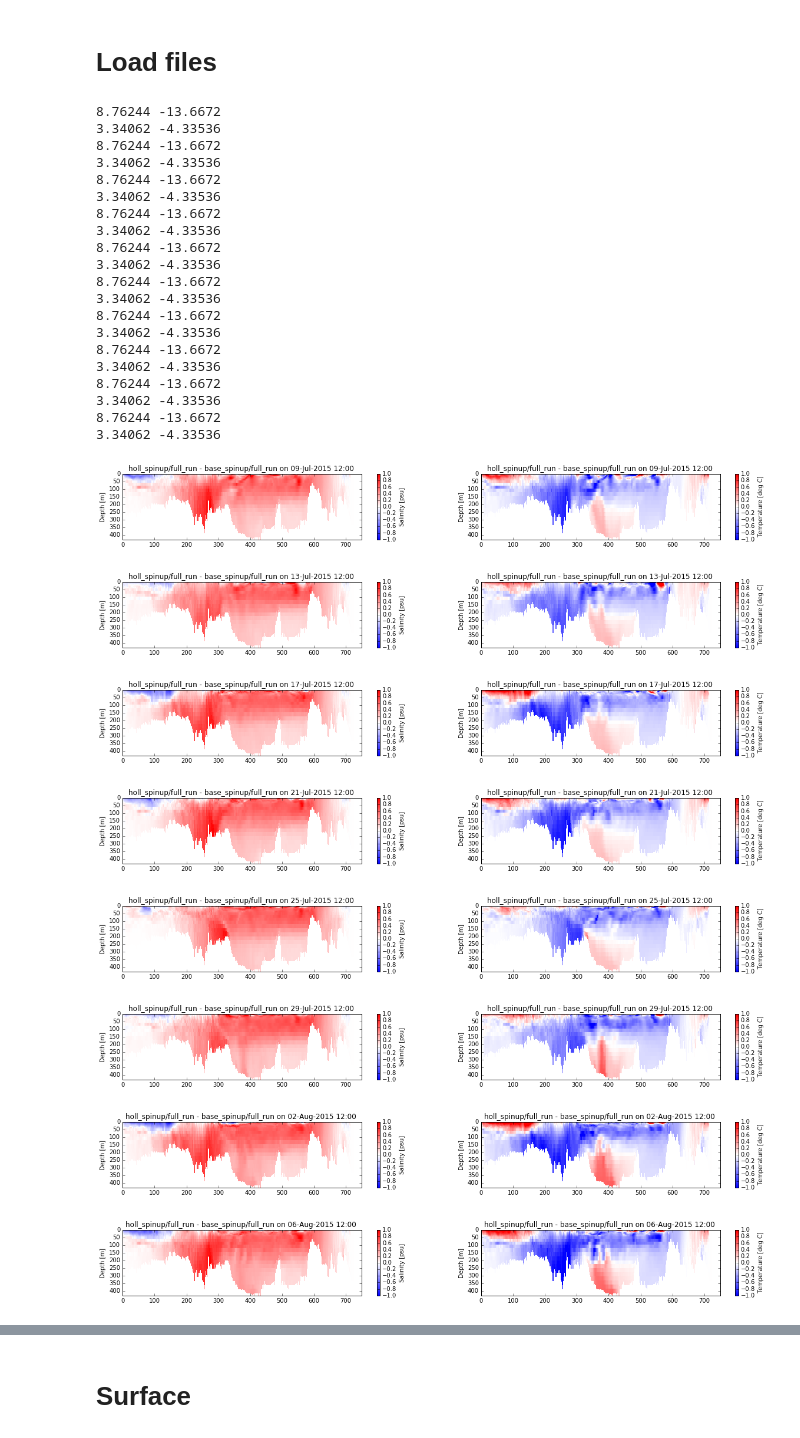
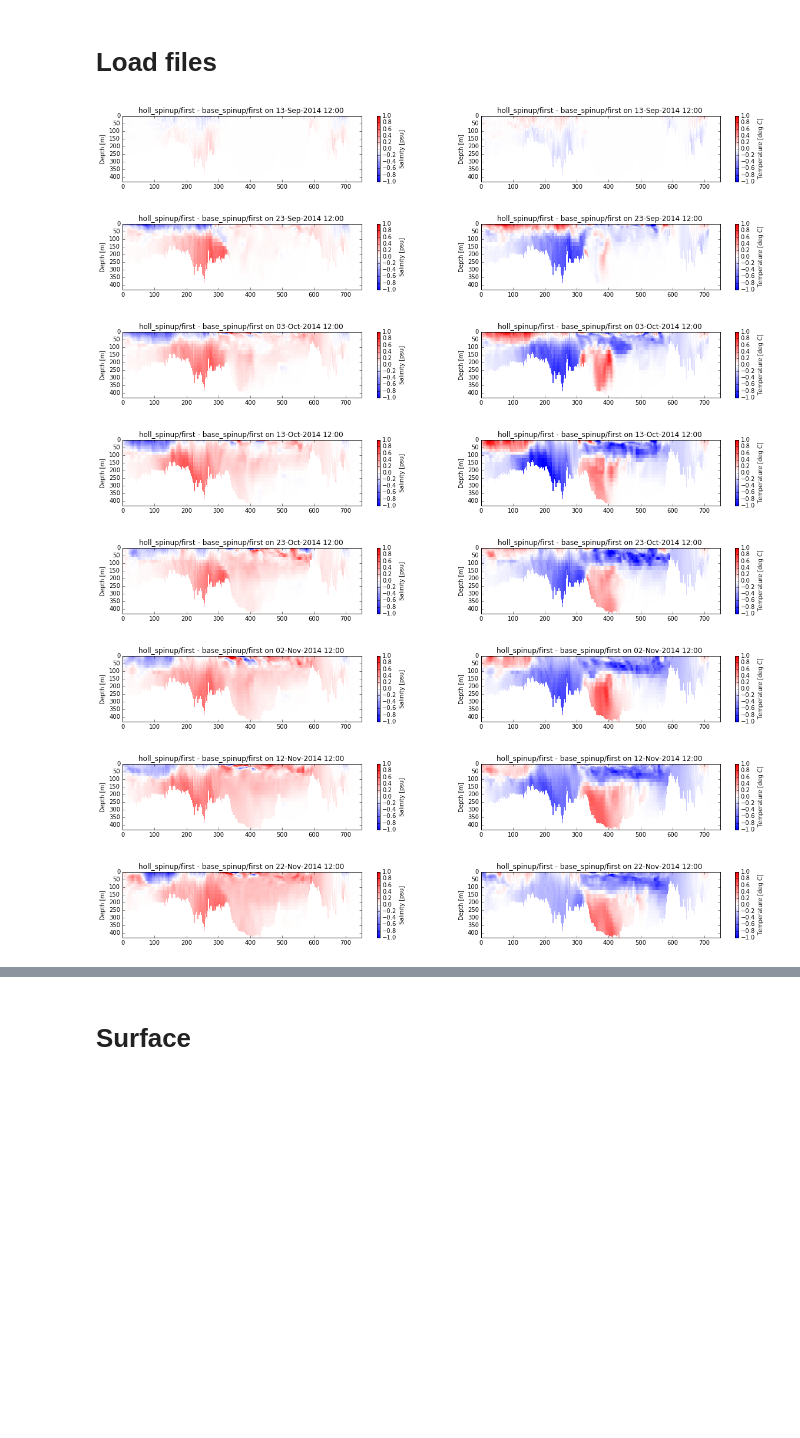
Before and after one commit to SalishSeaCast/analysis-nancy, a Jupyter notebook: notebooks/mixing/Comparison.ipynb, the cells around one changed output, grey strips where cells are left out. Saved outputs shown, nothing was run; the diff lists cells and outputs as text; code cells hidden in the pictures; blank space fills up the shorter version.

Commit message:
nvestigating early spinups - warmer intermediate/deep SoG waters begins almost immediately

```diff
--- a/notebooks/mixing/Comparison.ipynb
+++ b/notebooks/mixing/Comparison.ipynb
@@ -34,16 +34,16 @@ thalweg_points, gdept_thal, xx = mixing.load_thalweg(gdept, lons, lats)
 # %% [markdown]
 # Load files
 # %%
-start=datetime.datetime(2015,7,9)
-end=datetime.datetime(2015,8,17)
+start=datetime.datetime(2014,9,13)
+end=datetime.datetime(2014,12,13)
 home_dir = '/ocean/nsoontie/MEOPAR/SalishSea/results/mixing_paper/'
 # %%
-runs = ['base_spinup/full_run', 'holl_spinup/full_run']
+runs = ['base_spinup/first', 'holl_spinup/first']
 grid_t={}
 grid_w={}
 for run in runs:
     grid_t[run] = mixing.results_dataset('1d',start,end,'grid_T',home_dir,run)
-    grid_w[run] = mixing.results_dataset('1d',start,end,'grid_W',home_dir,run)
+    #grid_w[run] = mixing.results_dataset('1d',start,end,'grid_W',home_dir,run)
 # %%
 sals={}; temps={}; avts={}; times={}; depthts={}; depthws={}
 
@@ -73,38 +73,18 @@ def plot_thalweg_diff(ax, t, var, var_name, dates, thalweg_points, depth,  xx, r
 # %%
-for t in np.arange(0,sals[runs[0]].shape[0],4):
+for t in np.arange(0,sals[runs[0]].shape[0],10):
     fig,axs = plt.subplots(1,2,figsize=(20,2))
     ax=axs[0]
     plot_thalweg_diff(ax, t, sals, 'Salinity [psu]', times[runs[0]], thalweg_points, gdept_thal, xx, runs,
                      smin=-1, smax=1)
     ax=axs[1]
     plot_thalweg_diff(ax, t, temps, 'Temperature [deg C]', times[runs[0]], thalweg_points, gdept_thal,xx,runs,
                      smin=-1, smax=1)
 # %% [output]
-8.76244 -13.6672
-3.34062 -4.33536
-8.76244 -13.6672
-3.34062 -4.33536
-8.76244 -13.6672
-3.34062 -4.33536
-8.76244 -13.6672
-3.34062 -4.33536
-8.76244 -13.6672
-3.34062 -4.33536
-8.76244 -13.6672
-3.34062 -4.33536
-8.76244 -13.6672
-3.34062 -4.33536
-8.76244 -13.6672
-3.34062 -4.33536
-8.76244 -13.6672
-3.34062 -4.33536
-8.76244 -13.6672
-3.34062 -4.33536
-[figure, old version]
+[figure, new version]
-[figure, old version]
+[figure, new version]
-[figure, old version]
+[figure, new version]
-[figure, old version]
+[figure, new version]
-[figure, old version]
+[figure, new version]
-[figure, old version]
+[figure, new version]
-[figure, old version]
+[figure, new version]
-[figure, old version]
+[figure, new version]
```
Also changed, not shown: parts of 3 cells of this notebook, 2 other files.
